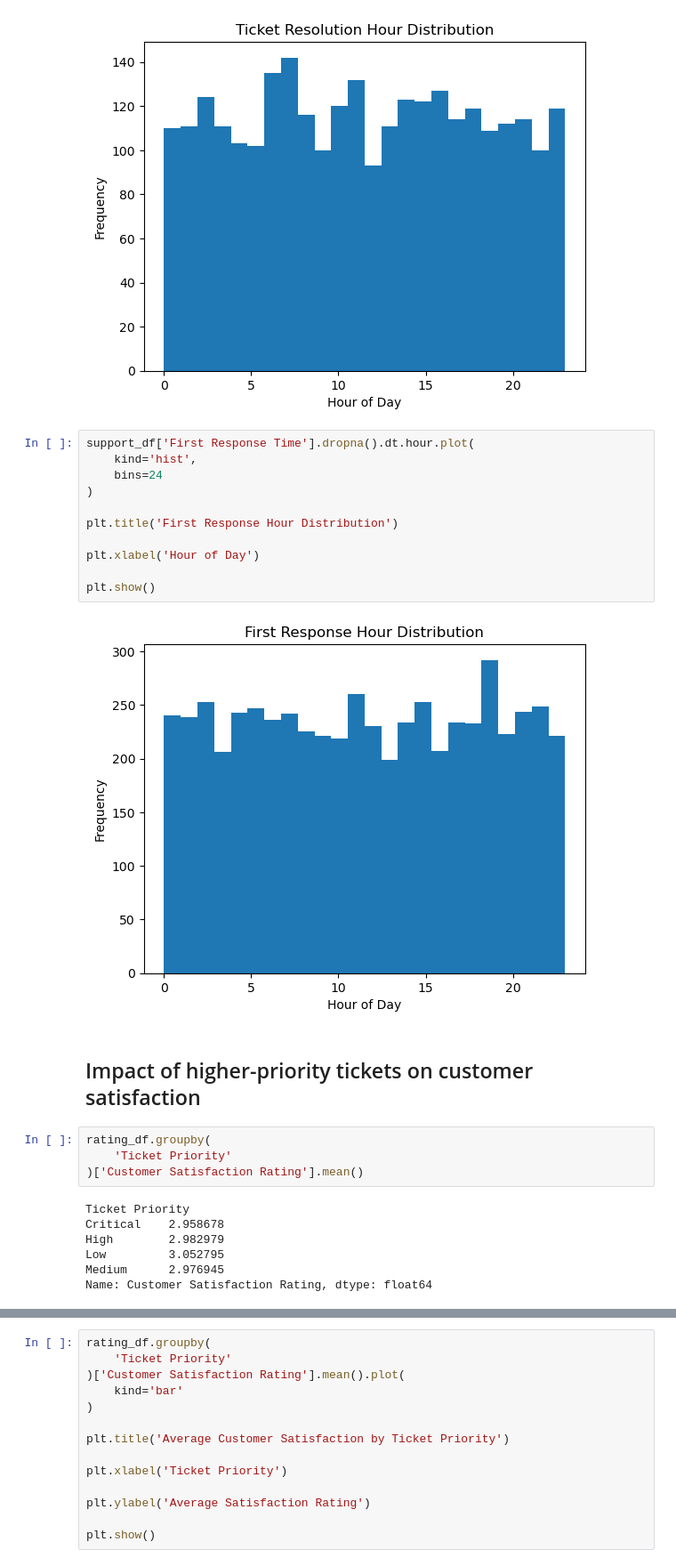
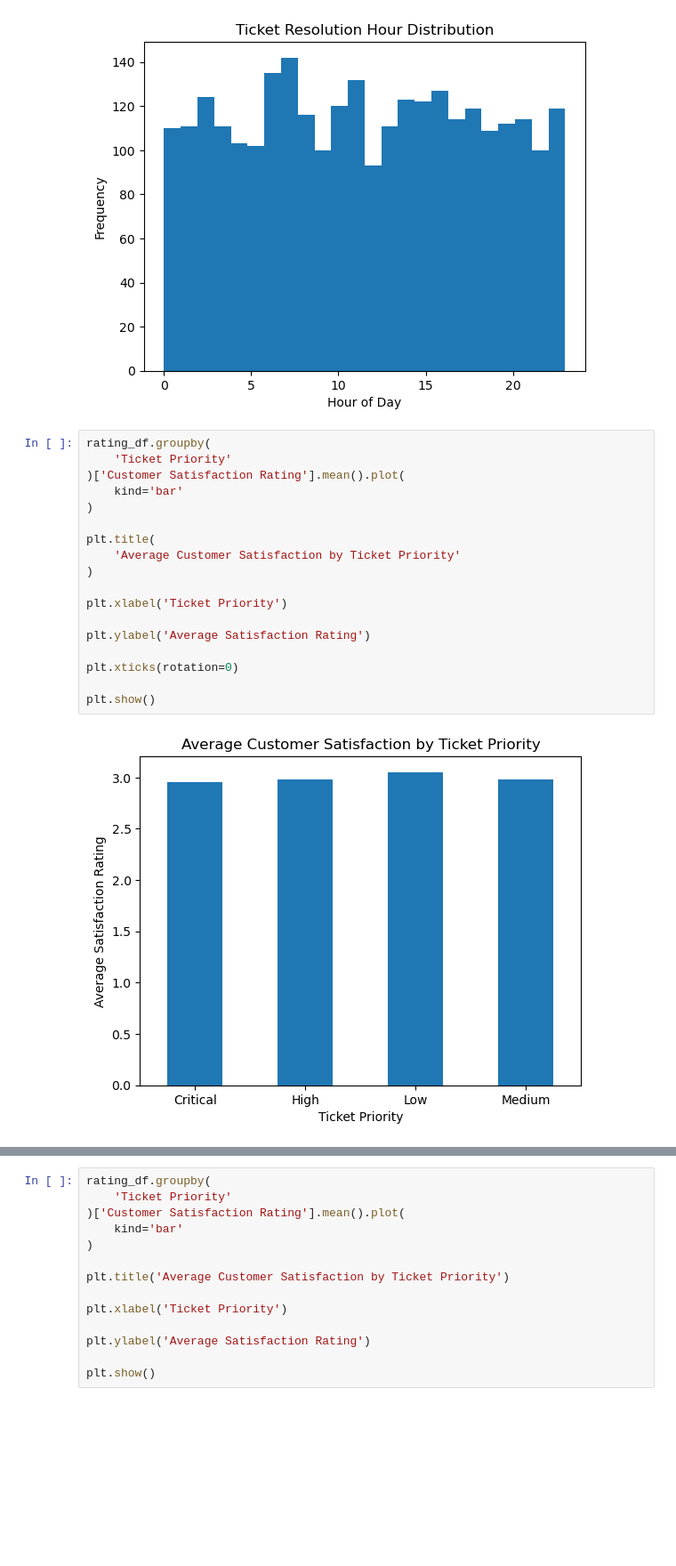
Before and after one commit to Ash2243/ai-technical-support-assistant, a Jupyter notebook: notebook/support_kpi_dashboard.ipynb, the cells around one changed output, grey strips where cells are left out. Shown at 89% size. Drawn from its saved outputs; the diff is of its cells as text; blank space fills up the shorter version.

```diff
--- a/notebook/support_kpi_dashboard.ipynb
+++ b/notebook/support_kpi_dashboard.ipynb
@@ -261,29 +234,23 @@ plt.xlabel('Hour of Day')
 plt.show()
 # %% [output]
 [figure]
-# %%
-support_df['First Response Time'].dropna().dt.hour.plot(
-    kind='hist',
-    bins=24
-)
-
-plt.title('First Response Hour Distribution')
-
-plt.xlabel('Hour of Day')
-
-plt.show()
-# %% [output]
-[figure]
-# %% [markdown]
-## Impact of higher-priority tickets on customer satisfaction
-# %%
-rating_df.groupby(
-    'Ticket Priority'
-)['Customer Satisfaction Rating'].mean()
-# %% [output]
-Ticket Priority
-Critical    2.958678
-High        2.982979
-Low         3.052795
-Medium      2.976945
-Name: Customer Satisfaction Rating, dtype: float64
+# %%
+rating_df.groupby(
+    'Ticket Priority'
+)['Customer Satisfaction Rating'].mean().plot(
+    kind='bar'
+)
+
+plt.title(
+    'Average Customer Satisfaction by Ticket Priority'
+)
+
+plt.xlabel('Ticket Priority')
+
+plt.ylabel('Average Satisfaction Rating')
+
+plt.xticks(rotation=0)
+
+plt.show()
+# %% [output]
+[figure, added]
```
Also changed, not shown: parts of 15 cells of this notebook.
